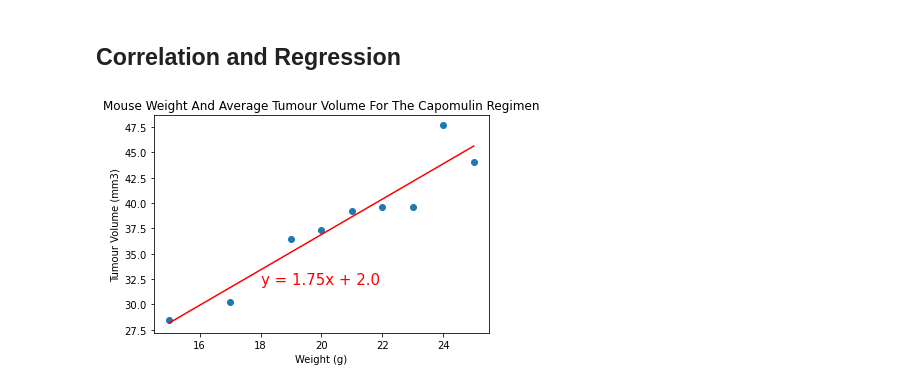
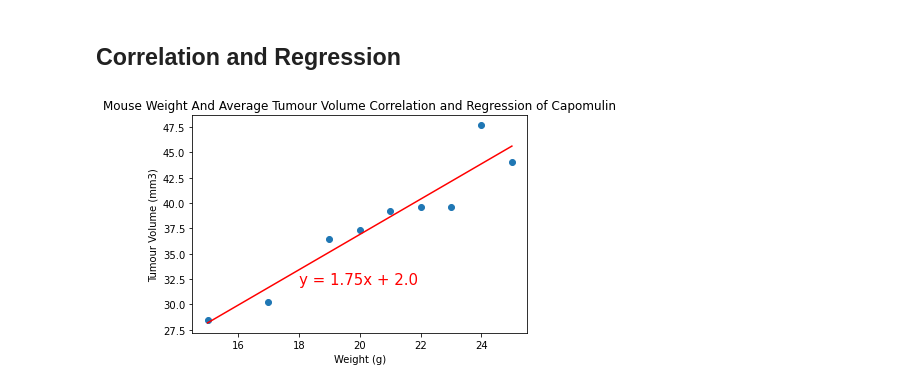
Before and after one commit to Shaunisme/matplotlib-challenge, a Jupyter notebook: Pymaceuticals/pymaceuticals.ipynb, the cells around one changed output. Drawn from its saved outputs; the diff is of its cells as text; code cells hidden in the pictures.

```diff
--- a/Pymaceuticals/pymaceuticals.ipynb
+++ b/Pymaceuticals/pymaceuticals.ipynb
@@ -325,19 +287,19 @@ groupby_tumour_vol
 # %%
 # Calculate the correlation coefficient and linear regression model
 # for mouse weight and average tumour volume for the Capomulin regimen
 from scipy.stats import linregress
 
 x_values = groupby_tumour_vol['Weight (g)']
 y_values = groupby_tumour_vol['Tumour Volume (mm3)']
 (slope, intercept, rvalue, pvalue, stderr) = linregress(x_values, y_values)
 regress_values = x_values * slope + intercept
 line_eq = "y = " + str(round(slope,2)) + "x + " + str(round(intercept,2))
 plt.scatter(x_values,y_values)
 plt.plot(x_values,regress_values,"r-")
 plt.annotate(line_eq,(18,32),fontsize=15,color="red")
-plt.title('Mouse Weight And Average Tumour Volume For The Capomulin Regimen')
+plt.title('Mouse Weight And Average Tumour Volume Correlation and Regression of Capomulin')
 plt.xlabel('Weight (g)')
 plt.ylabel('Tumour Volume (mm3)')
 plt.show()
 # %% [output]
-[figure, old version]
+[figure, new version]
```
Also changed, not shown: parts of 15 cells of this notebook.
